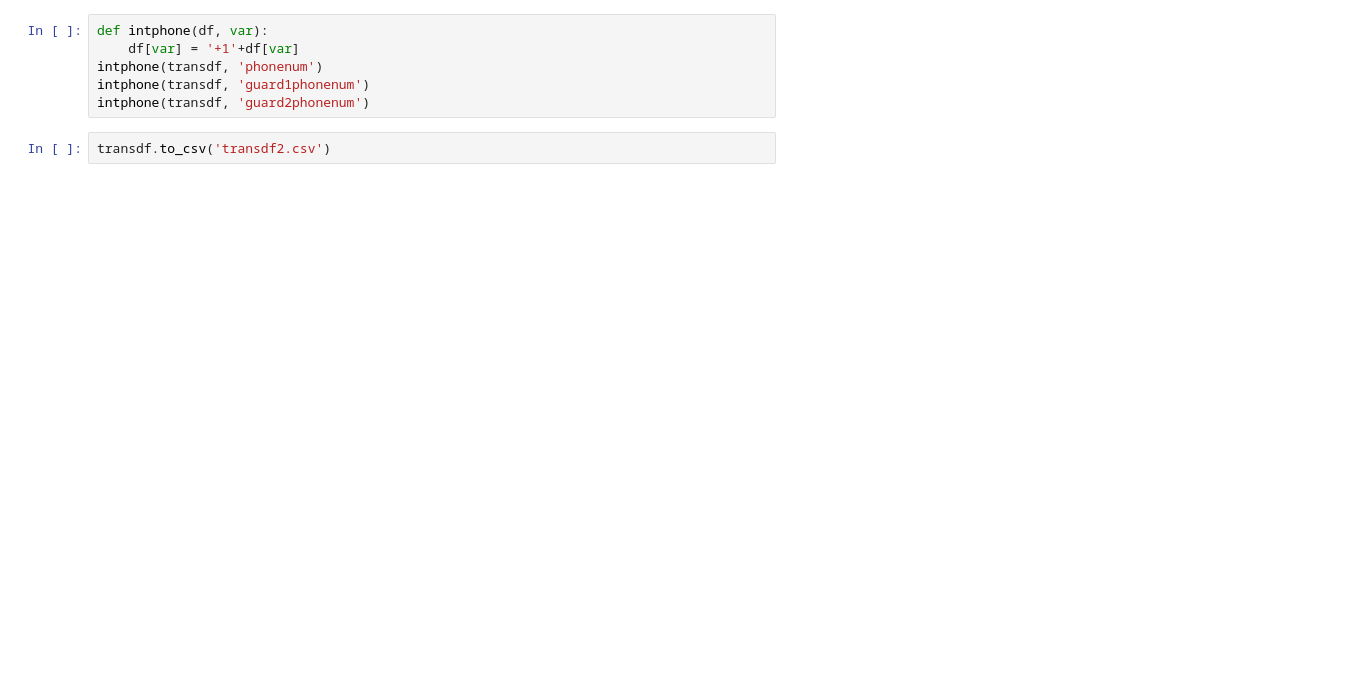
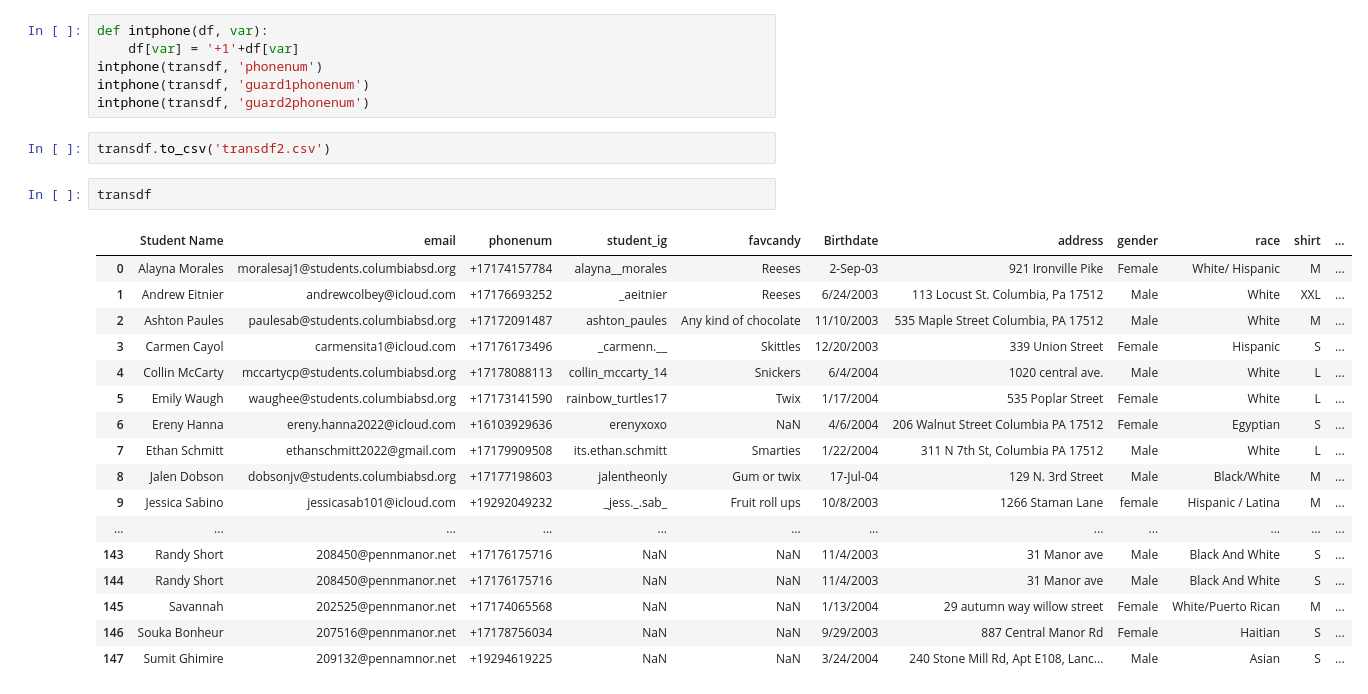
Before and after one commit to parkersell/AttolloAdmin, a Jupyter notebook: translate csvs..ipynb, the cells around one changed output. Saved outputs shown, nothing was run; the diff lists cells and outputs as text; blank space fills up the shorter version.

Commit message:
Uploaded better transdf2022

```diff
--- a/translate csvs..ipynb
+++ b/translate csvs..ipynb
@@ -261,3 +280,23 @@ intphone(transdf, 'guard1phonenum')
 intphone(transdf, 'guard2phonenum')
 # %%
 transdf.to_csv('transdf2.csv')
+# %%
+transdf
+# %% [output]
+|  | Student Name | email | phonenum | student_ig | favcandy | Birthdate | address | gender | race | shirt | ... |
+| 0 | Alayna Morales | moralesaj1@students.columbiabsd.org | +17174157784 | alayna__morales | Reeses | 2-Sep-03 | 921 Ironville Pike | Female | White/ Hispanic | M | ... |
+| 1 | Andrew Eitnier | andrewcolbey@icloud.com | +17176693252 | _aeitnier | Reeses | 6/24/2003 | 113 Locust St. Columbia, Pa 17512 | Male | White | XXL | ... |
+| 2 | Ashton Paules | paulesab@students.columbiabsd.org | +17172091487 | ashton_paules | Any kind of chocolate | 11/10/2003 | 535 Maple Street Columbia, PA 17512 | Male | White | M | ... |
+| 3 | Carmen Cayol | carmensita1@icloud.com | +17176173496 | _carmenn.__ | Skittles | 12/20/2003 | 339 Union Street | Female | Hispanic | S | ... |
+| 4 | Collin McCarty | mccartycp@students.columbiabsd.org | +17178088113 | collin_mccarty_14 | Snickers | 6/4/2004 | 1020 central ave. | Male | White | L | ... |
+| 5 | Emily Waugh | waughee@students.columbiabsd.org | +17173141590 | rainbow_turtles17 | Twix | 1/17/2004 | 535 Poplar Street | Female | White | L | ... |
+| 6 | Ereny Hanna | ereny.hanna2022@icloud.com | +16103929636 | erenyxoxo | NaN | 4/6/2004 | 206 Walnut Street Columbia PA 17512 | Female | Egyptian | S | ... |
+| 7 | Ethan Schmitt | ethanschmitt2022@gmail.com | +17179909508 | its.ethan.schmitt | Smarties | 1/22/2004 | 311 N 7th St, Columbia PA 17512 | Male | White | L | ... |
+| 8 | Jalen Dobson | dobsonjv@students.columbiabsd.org | +17177198603 | jalentheonly | Gum or twix | 17-Jul-04 | 129 N. 3rd Street | Male | Black/White | M | ... |
+| 9 | Jessica Sabino | jessicasab101@icloud.com | +19292049232 | _jess._.sab_ | Fruit roll ups | 10/8/2003 | 1266 Staman Lane | female | Hispanic / Latina | M | ... |
+| ... | ... | ... | ... | ... | ... | ... | ... | ... | ... | ... | ... |
+| 143 | Randy Short | 208450@pennmanor.net | +17176175716 | NaN | NaN | 11/4/2003 | 31 Manor ave | Male | Black And White | S | ... |
+| 144 | Randy Short | 208450@pennmanor.net | +17176175716 | NaN | NaN | 11/4/2003 | 31 Manor ave | Male | Black And White | S | ... |
+| 145 | Savannah | 202525@pennmanor.net | +17174065568 | NaN | NaN | 1/13/2004 | 29 autumn way willow street | Female | White/Puerto Rican | M | ... |
+| 146 | Souka Bonheur | 207516@pennmanor.net | +17178756034 | NaN | NaN | 9/29/2003 | 887 Central Manor Rd | Female | Haitian | S | ... |
+| 147 | Sumit Ghimire | 209132@pennamnor.net | +19294619225 | NaN | NaN | 3/24/2004 | 240 Stone Mill Rd, Apt E108, Lanc... | Male | Asian | S | ... |
```
Also changed, not shown: parts of 5 cells of this notebook, 11 other files.
